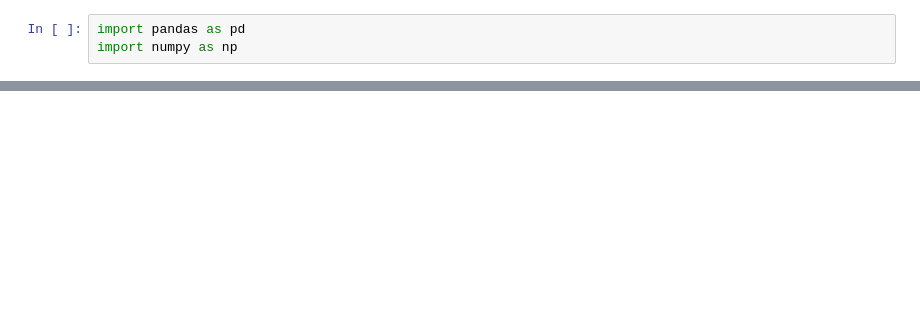
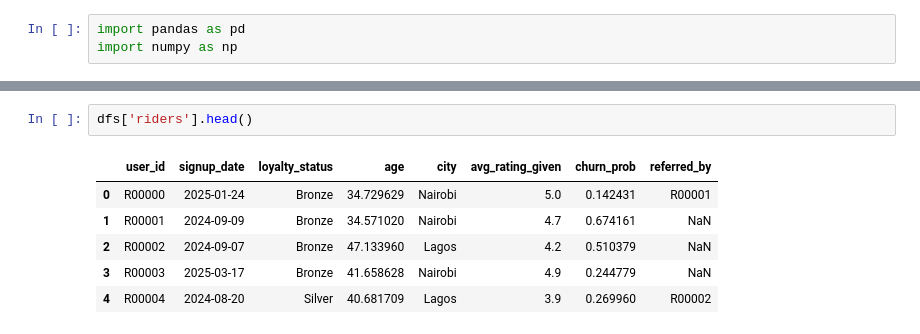
Before and after one commit to esosaomwanghe/ridewise_churnprediction, a Jupyter notebook: notebook/eda.ipynb, the cells around one changed output, grey strips where cells are left out. Drawn from its saved outputs; the diff is of its cells as text; blank space fills up the shorter version.

```diff
--- a/notebook/eda.ipynb
+++ b/notebook/eda.ipynb
@@ -17,0 +75,9 @@ ValueError: Missing column provided to 'parse_dates': 'last_active_date'
+# %%
+dfs['riders'].head()
+# %% [output]
+|  | user_id | signup_date | loyalty_status | age | city | avg_rating_given | churn_prob | referred_by |
+| 0 | R00000 | 2025-01-24 | Bronze | 34.729629 | Nairobi | 5.0 | 0.142431 | R00001 |
+| 1 | R00001 | 2024-09-09 | Bronze | 34.571020 | Nairobi | 4.7 | 0.674161 | NaN |
+| 2 | R00002 | 2024-09-07 | Bronze | 47.133960 | Lagos | 4.2 | 0.510379 | NaN |
+| 3 | R00003 | 2025-03-17 | Bronze | 41.658628 | Nairobi | 4.9 | 0.244779 | NaN |
+| 4 | R00004 | 2024-08-20 | Silver | 40.681709 | Lagos | 3.9 | 0.269960 | R00002 |
```
Also changed, not shown: parts of 21 cells of this notebook.
